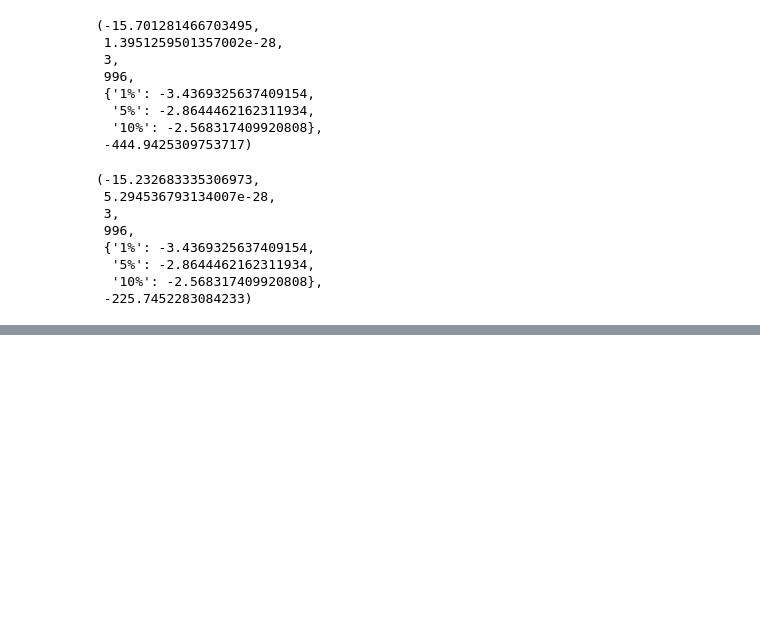
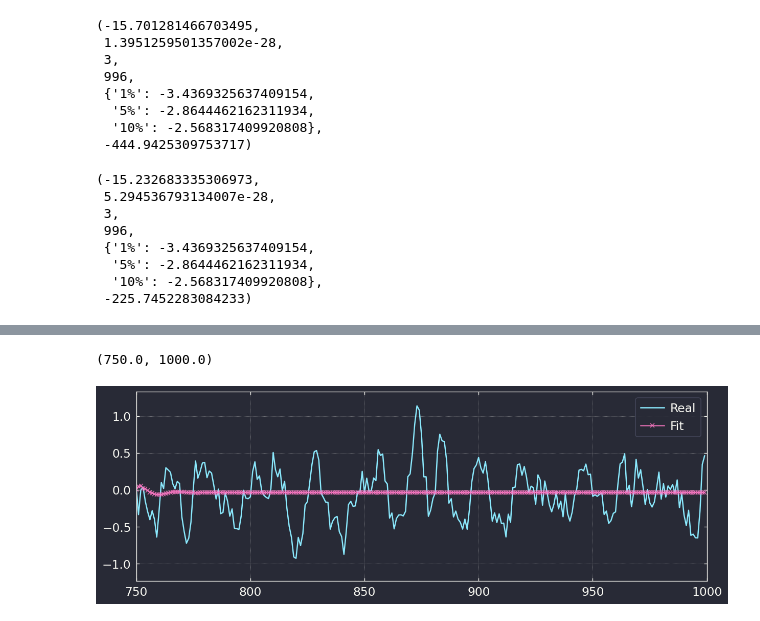
Before and after one commit to KeiNagayama/PRG2023, a Jupyter notebook: 09_AR/notebook/AR.ipynb, the cells around one changed output, grey strips where cells are left out. Drawn from its saved outputs; the diff is of its cells as text; code cells hidden in the pictures; blank space fills up the shorter version.

```diff
--- a/09_AR/notebook/AR.ipynb
+++ b/09_AR/notebook/AR.ipynb
@@ -74,3 +75,9 @@ adfuller(np.exp(x))
   '5%': -2.8644462162311934,
   '10%': -2.568317409920808},
  -225.7452283084233)
+# %%
+n_train = int(len(x) * 0.75)
+x_train = x[:n_train]
+ar_lags = ar_select_order(x_train, maxlag=5, glob=True, ic='aic').ar_lags
+result = AutoReg(x_train, lags=ar_lags).fit()
+result.summary()
@@ -76,0 +105,9 @@ adfuller(np.exp(x))
+# %%
+plt.figure(figsize=(12, 4))
+plt.plot(x, label='Real')
+plt.plot(result.predict(start=0, end=len(x)-1), label='Fit', linestyle='-', alpha=0.8, marker='x', markersize=5)
+plt.legend()
+plt.xlim(n_train,len(x))
+# %% [output]
+(750.0, 1000.0)
+[figure, added]
```
Also changed, not shown: parts of 2 cells of this notebook, 26 other files.
